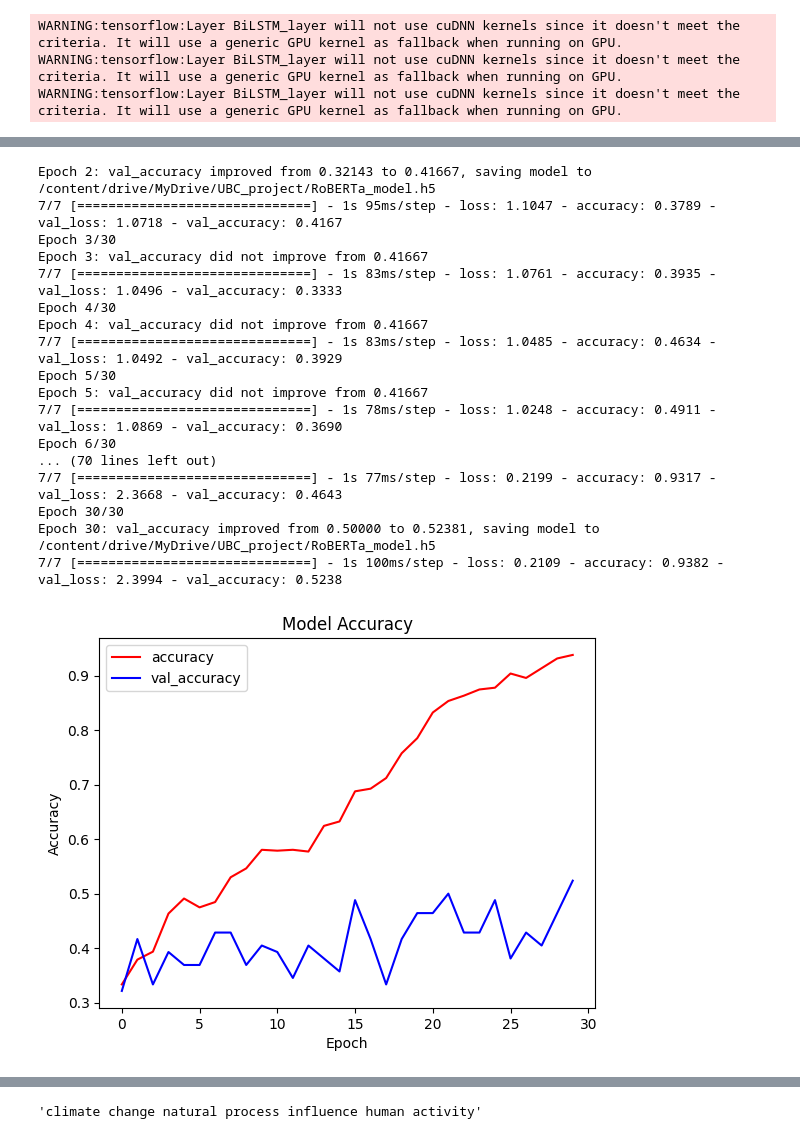
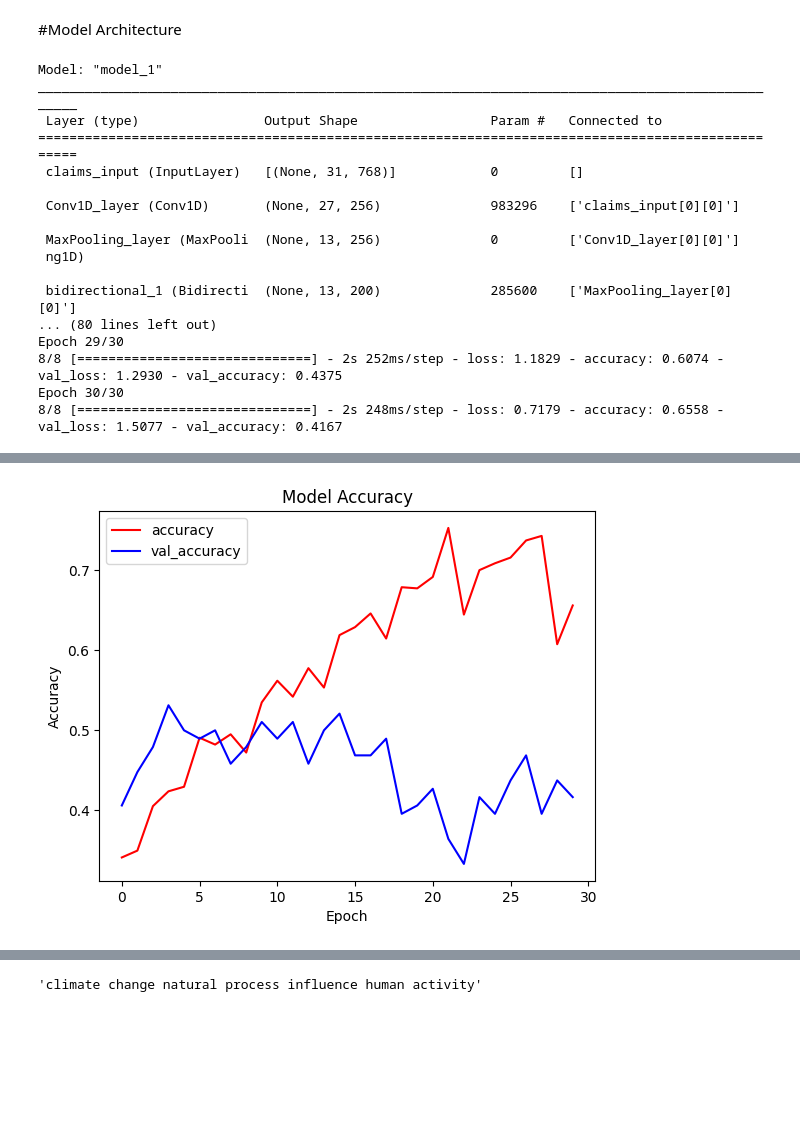
Before and after one commit to nilesh2gupta/UBC_project, a Jupyter notebook: Bert_testing.ipynb, the cells around one changed output, grey strips where cells are left out. Drawn from its saved outputs; the diff is of its cells as text; code cells hidden in the pictures; blank space fills up the shorter version.

```diff
--- a/Bert_testing.ipynb
+++ b/Bert_testing.ipynb
@@ -60,4 +47,4 @@ def model_prediction_input(text,max_squence_length,bert_model):
 # %%
 import pandas as pd
 import numpy as np
-df_new=pd.read_csv('/content/drive/MyDrive/UBC_project/cleaned_data.csv',encoding='UTF-8')
+df_new=pd.read_csv('/content/drive/MyDrive/UBC_project/cleaned_data_no_special_characters.csv',encoding='UTF-8')
@@ -75,3 +50,0 @@ def remove_special_symbol(text):
-# %%
-df_new['claims']=df_new['claims'].apply(lambda x:remove_special_symbol(x))
-df_new
@@ -148,6 +107,6 @@ def ohe(text):
 
 df_new['claims_labels']=df_new['claims_labels'].apply(lambda x:ohe(x))
 
-df_new=df_new.sample(n=700,random_state=22)
+df_new=df_new.sample(n=800,random_state=22)
 df_new.shape
 # %% [output]
@@ -191,3 +140,5 @@ Time taken for one output: 0.19 seconds
+# %% [markdown]
+#Model Architecture
 # %%
 from keras.layers import Input,Flatten, Embedding, Conv1D, MaxPooling1D, Bidirectional, LSTM, Dense, Dropout, BatchNormalization, GlobalMaxPooling1D, Attention
 from keras.models import Model
@@ -228,7 +179,7 @@ model.compile(optimizer=Nadam(learning_rate=0.001), loss=loss, metrics=['accurac
 #model summary
 model.summary()
 
-checkpoint_callback = ModelCheckpoint('/content/drive/MyDrive/UBC_project/RoBERTa_model.h5', monitor='val_accuracy', save_best_only=True, mode='max', verbose=1)
+#checkpoint_callback = ModelCheckpoint('/content/drive/MyDrive/UBC_project/RoBERTa_model.h5', monitor='val_accuracy', save_best_only=True, mode='max', verbose=1)
 
 
 #training parameters
@@ -241,7 +192,7 @@ history = model.fit(
     batch_size=batch_size,
     epochs=epochs,
     validation_split=0.12,
-    callbacks=[checkpoint_callback]
+    #callbacks=[checkpoint_callback]
 )
 
 #graph
@@ -253,6 +204,20 @@ plt.xlabel('Epoch')
 plt.legend()
 plt.show()
 # %% [output]
-WARNING:tensorflow:Layer BiLSTM_layer will not use cuDNN kernels since it doesn't meet the criteria. It will use a generic GPU kernel as fallback when running on GPU.
-WARNING:tensorflow:Layer BiLSTM_layer will not use cuDNN kernels since it doesn't meet the criteria. It will use a generic GPU kernel as fallback when running on GPU.
-WARNING:tensorflow:Layer BiLSTM_layer will not use cuDNN kernels since it doesn't meet the criteria. It will use a generic GPU kernel as fallback when running on GPU.
+Model: "model_1"
+__________________________________________________________________________________________________
+ Layer (type)                Output Shape                 Param #   Connected to
+==================================================================================================
+ claims_input (InputLayer)   [(None, 31, 768)]            0         []
+
+ Conv1D_layer (Conv1D)       (None, 27, 256)              983296    ['claims_input[0][0]']
+
+ MaxPooling_layer (MaxPooli  (None, 13, 256)              0         ['Conv1D_layer[0][0]']
+ ng1D)
+
+ bidirectional_1 (Bidirecti  (None, 13, 200)              285600    ['MaxPooling_layer[0][0]']
+... (80 lines left out)
+Epoch 29/30
+8/8 [==============================] - 2s 252ms/step - loss: 1.1829 - accuracy: 0.6074 - val_loss: 1.2930 - val_accuracy: 0.4375
+Epoch 30/30
+8/8 [==============================] - 2s 248ms/step - loss: 0.7179 - accuracy: 0.6558 - val_loss: 1.5077 - val_accuracy: 0.4167
@@ -276,21 +224,4 @@ Epoch 2/30
-Epoch 2: val_accuracy improved from 0.32143 to 0.41667, saving model to /content/drive/MyDrive/UBC_project/RoBERTa_model.h5
-7/7 [==============================] - 1s 95ms/step - loss: 1.1047 - accuracy: 0.3789 - val_loss: 1.0718 - val_accuracy: 0.4167
-Epoch 3/30
-Epoch 3: val_accuracy did not improve from 0.41667
-7/7 [==============================] - 1s 83ms/step - loss: 1.0761 - accuracy: 0.3935 - val_loss: 1.0496 - val_accuracy: 0.3333
-Epoch 4/30
-Epoch 4: val_accuracy did not improve from 0.41667
-7/7 [==============================] - 1s 83ms/step - loss: 1.0485 - accuracy: 0.4634 - val_loss: 1.0492 - val_accuracy: 0.3929
-Epoch 5/30
-Epoch 5: val_accuracy did not improve from 0.41667
-7/7 [==============================] - 1s 78ms/step - loss: 1.0248 - accuracy: 0.4911 - val_loss: 1.0869 - val_accuracy: 0.3690
-Epoch 6/30
-... (70 lines left out)
-7/7 [==============================] - 1s 77ms/step - loss: 0.2199 - accuracy: 0.9317 - val_loss: 2.3668 - val_accuracy: 0.4643
-Epoch 30/30
-Epoch 30: val_accuracy improved from 0.50000 to 0.52381, saving model to /content/drive/MyDrive/UBC_project/RoBERTa_model.h5
-7/7 [==============================] - 1s 100ms/step - loss: 0.2109 - accuracy: 0.9382 - val_loss: 2.3994 - val_accuracy: 0.5238
-[figure, old version]
+[figure, new version]
 # %%
 #graph
 plt.plot(history.history['loss'], color='red',label='loss')
```
Also changed, not shown: parts of 27 cells of this notebook.
